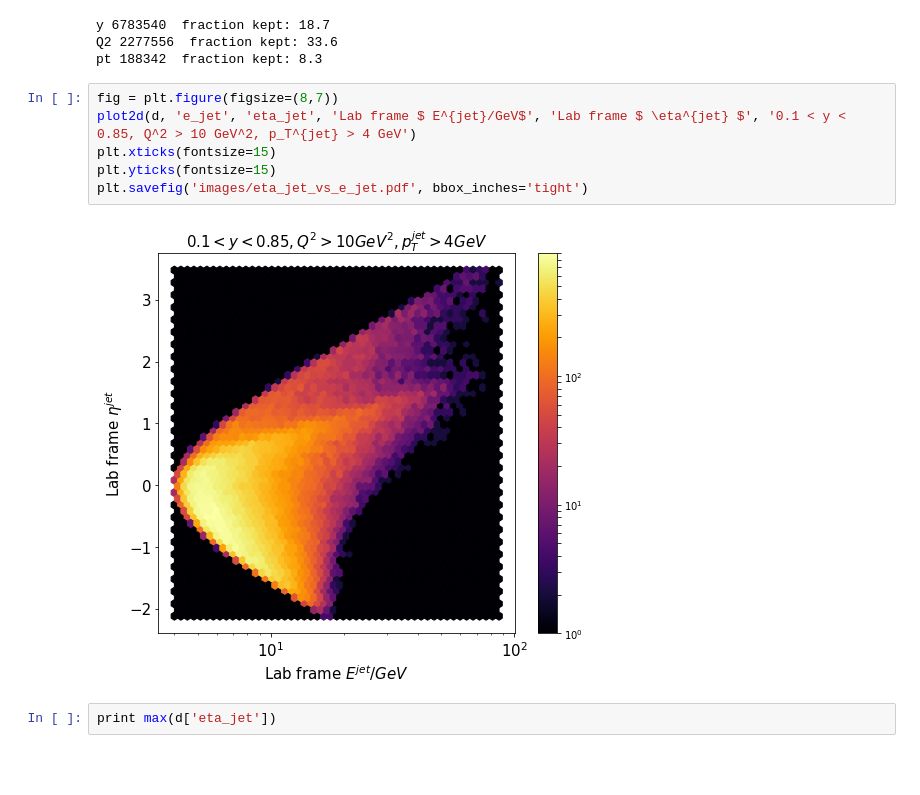
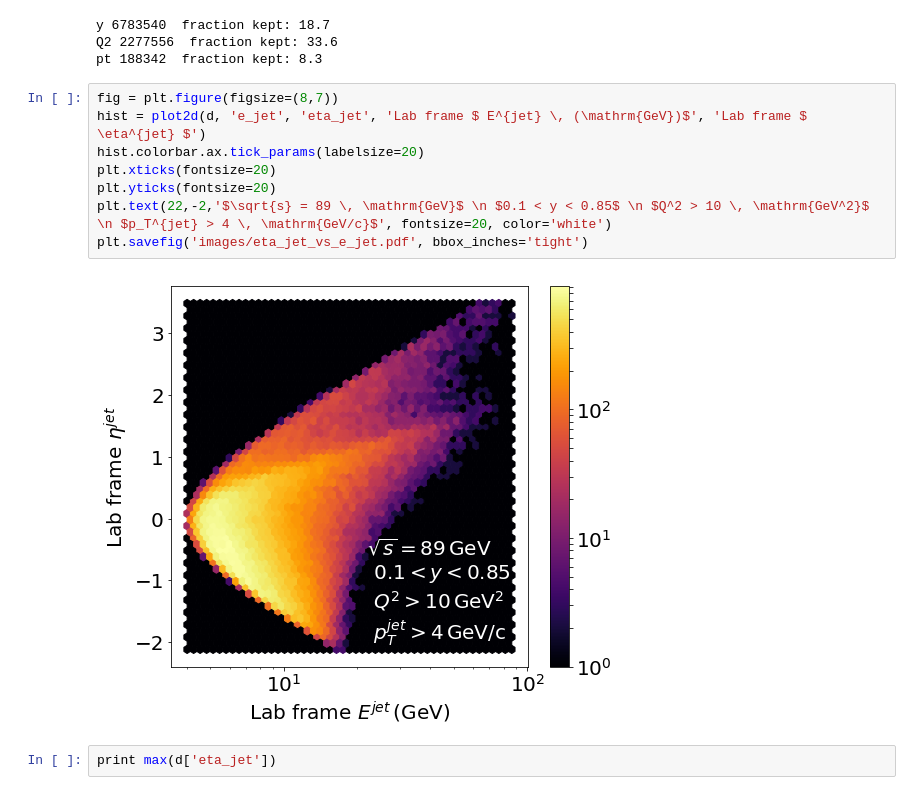
Before and after one commit to y-song/notebooks, a Jupyter notebook: eta_jet_vs_e_jet.ipynb, the cells around one changed output. Saved outputs shown, nothing was run; the diff lists cells and outputs as text; blank space fills up the shorter version.

```diff
--- a/eta_jet_vs_e_jet.ipynb
+++ b/eta_jet_vs_e_jet.ipynb
@@ -51,12 +51,14 @@ Q2 2277556  fraction kept: 33.6
 pt 188342  fraction kept: 8.3
 # %%
 fig = plt.figure(figsize=(8,7))
-plot2d(d, 'e_jet', 'eta_jet', 'Lab frame $ E^{jet}/GeV$', 'Lab frame $ \eta^{jet} $', '0.1 < y < 0.85, Q^2 > 10 GeV^2, p_T^{jet} > 4 GeV')
-plt.xticks(fontsize=15)
-plt.yticks(fontsize=15)
+hist = plot2d(d, 'e_jet', 'eta_jet', 'Lab frame $ E^{jet} \, (\mathrm{GeV})$', 'Lab frame $ \eta^{jet} $')
+hist.colorbar.ax.tick_params(labelsize=20)
+plt.xticks(fontsize=20)
+plt.yticks(fontsize=20)
+plt.text(22,-2,'$\sqrt{s} = 89 \, \mathrm{GeV}$ \n $0.1 < y < 0.85$ \n $Q^2 > 10 \, \mathrm{GeV^2}$ \n $p_T^{jet} > 4 \, \mathrm{GeV/c}$', fontsize=20, color='white')
 plt.savefig('images/eta_jet_vs_e_jet.pdf', bbox_inches='tight')
 # %% [output]
-[figure, old version]
+[figure, new version]
 # %%
 print max(d['eta_jet'])
 # %% [output]
```
Also changed, not shown: parts of 1 cell of this notebook.
